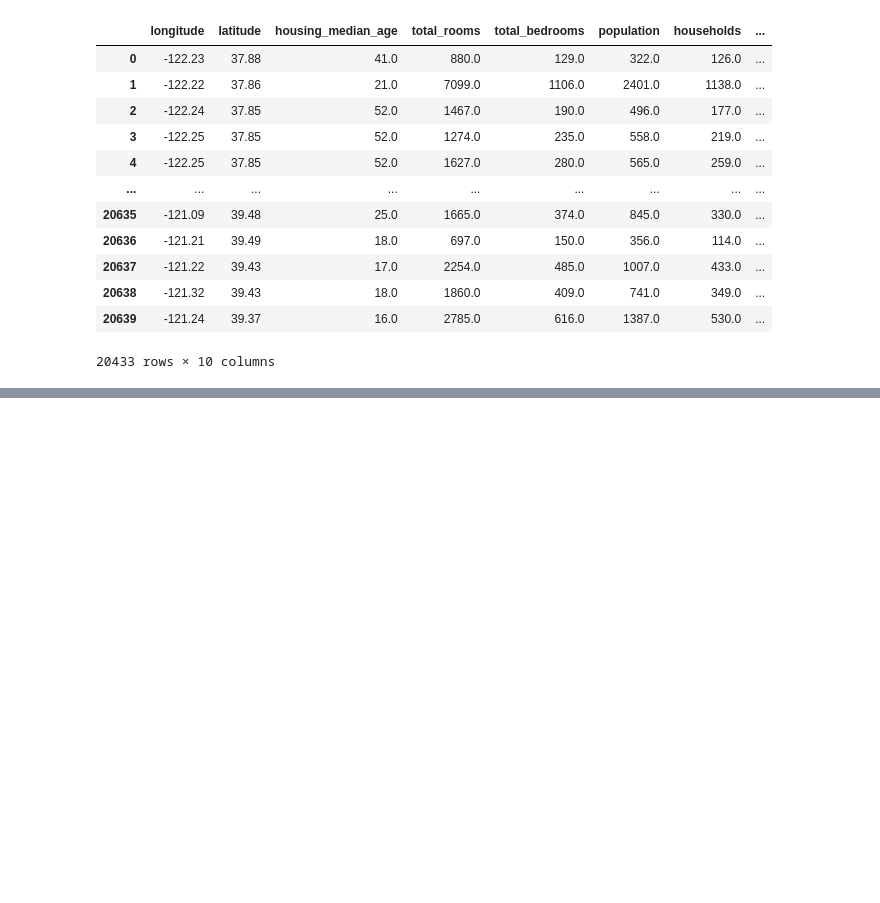
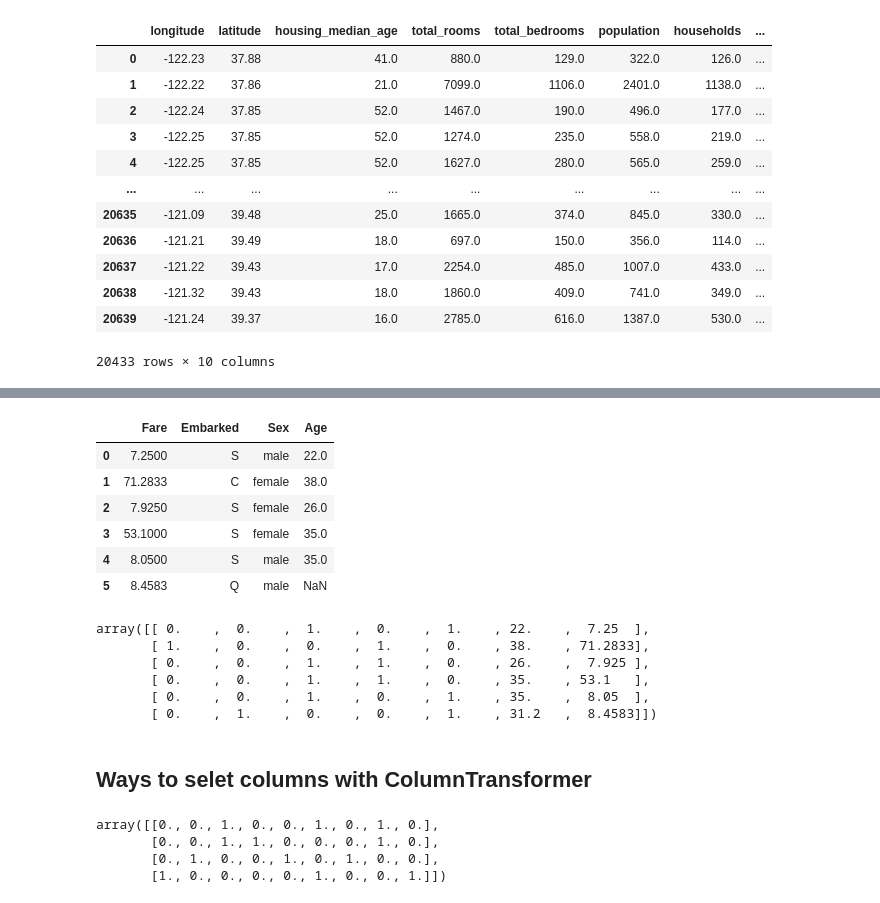
Before and after one commit to DenisVasil/ScikitLearn, a Jupyter notebook: scikitLearn.ipynb, the cells around one changed output, grey strips where cells are left out. Saved outputs shown, nothing was run; the diff lists cells and outputs as text; code cells hidden in the pictures; blank space fills up the shorter version.

```diff
--- a/scikitLearn.ipynb
+++ b/scikitLearn.ipynb
@@ -127,0 +153,10 @@ df
+# %%
+X
+# %% [output]
+|  | Fare | Embarked | Sex | Age |
+| 0 | 7.2500 | S | male | 22.0 |
+| 1 | 71.2833 | C | female | 38.0 |
+| 2 | 7.9250 | S | female | 26.0 |
+| 3 | 53.1000 | S | female | 35.0 |
+| 4 | 8.0500 | S | male | 35.0 |
+| 5 | 8.4583 | Q | male | NaN |
@@ -127,0 +176,12 @@ df
+# %%
+ct.fit_transform(X)
+# column order: Embarked (3 columns), Sex (2 columns), Age (1 column), Fare (1 column)
+# %% [output]
+array([[ 0.    ,  0.    ,  1.    ,  0.    ,  1.    , 22.    ,  7.25  ],
+       [ 1.    ,  0.    ,  0.    ,  1.    ,  0.    , 38.    , 71.2833],
+       [ 0.    ,  0.    ,  1.    ,  1.    ,  0.    , 26.    ,  7.925 ],
+       [ 0.    ,  0.    ,  1.    ,  1.    ,  0.    , 35.    , 53.1   ],
+       [ 0.    ,  0.    ,  1.    ,  0.    ,  1.    , 35.    ,  8.05  ],
+       [ 0.    ,  1.    ,  0.    ,  0.    ,  1.    , 31.2   ,  8.4583]])
+# %% [markdown]
+## Ways to selet columns with ColumnTransformer
@@ -127,0 +202,8 @@ df
+# %%
+## one-hot encode Embarked and Sex (and drop all other columns)
+ct.fit_transform(X)
+# %% [output]
+array([[0., 0., 1., 0., 0., 1., 0., 1., 0.],
+       [0., 0., 1., 1., 0., 0., 0., 1., 0.],
+       [0., 1., 0., 0., 1., 0., 1., 0., 0.],
+       [1., 0., 0., 0., 0., 1., 0., 0., 1.]])
```
Also changed, not shown: parts of 18 cells of this notebook.
